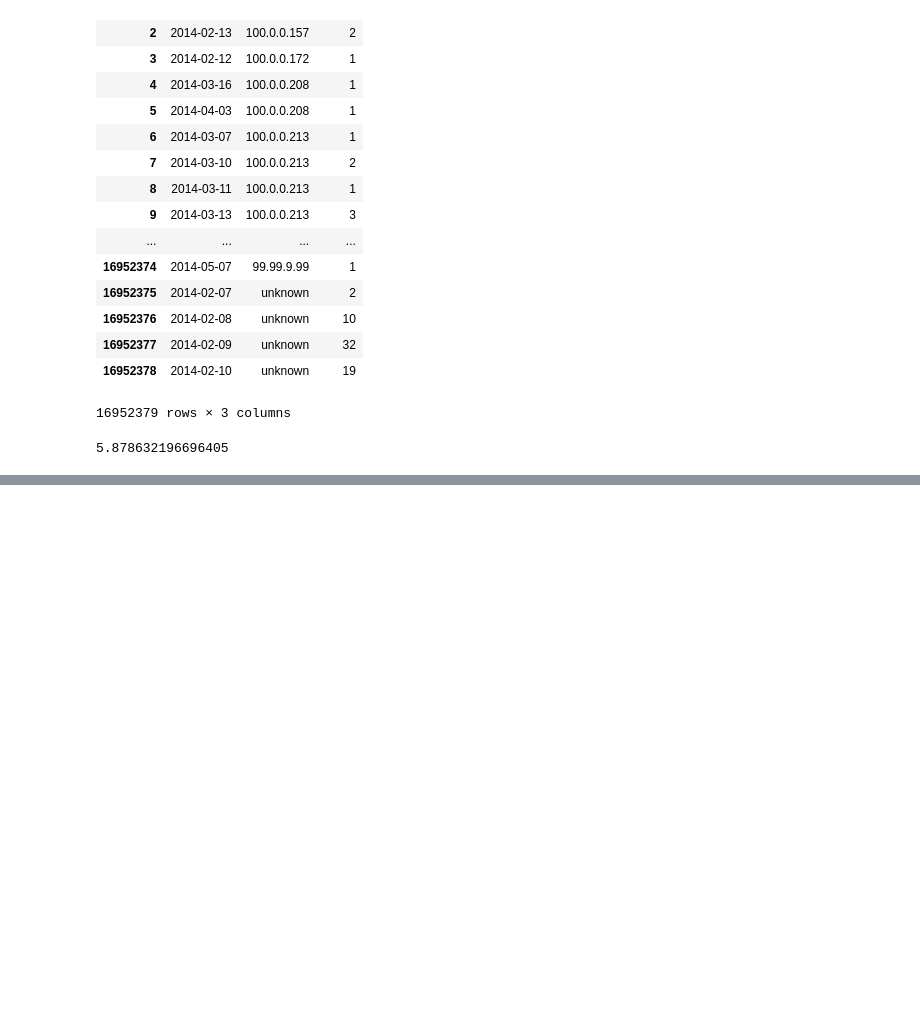
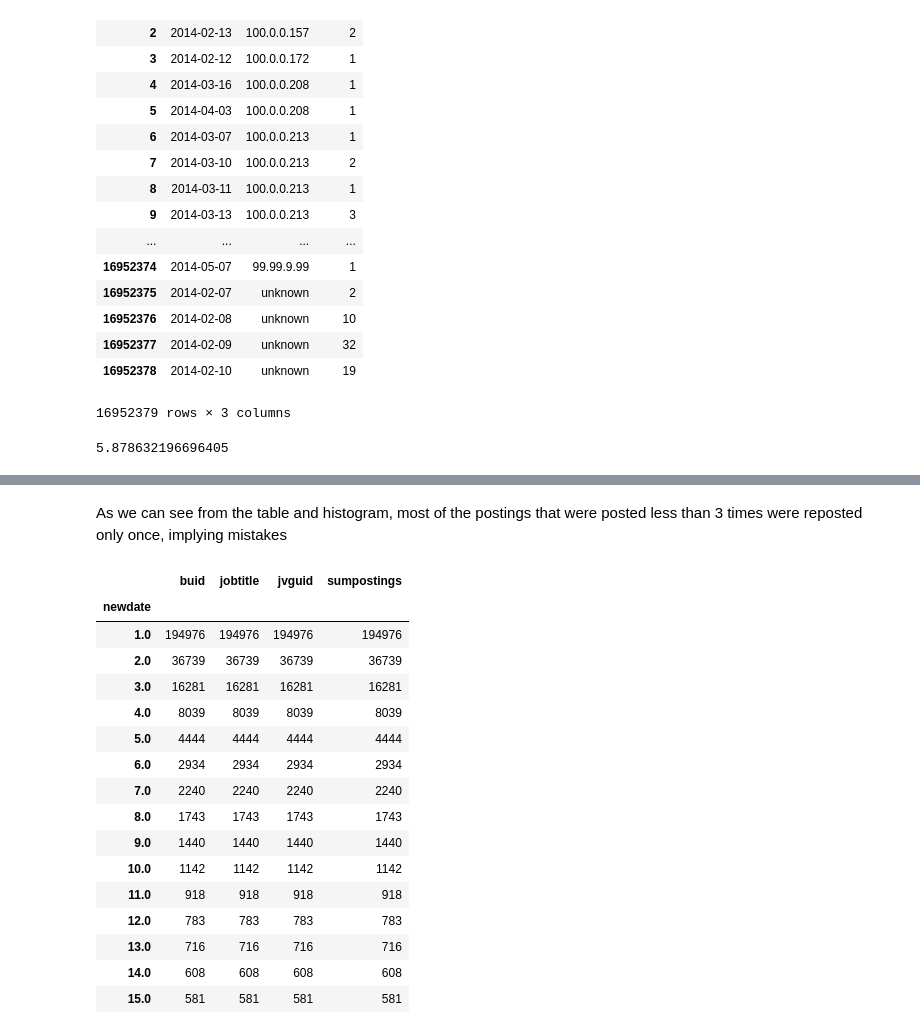
Before and after one commit to MSIA/vail, a Jupyter notebook: eda.ipynb, the cells around one changed output, grey strips where cells are left out. Saved outputs shown, nothing was run; the diff lists cells and outputs as text; code cells hidden in the pictures; blank space fills up the shorter version.

```diff
--- a/eda.ipynb
+++ b/eda.ipynb
@@ -186,0 +341,22 @@ clicks_by_user_day["count"].mean()
+# %% [markdown]
+As we can see from the table and histogram, most of the postings that were posted less than 3 times were reposted only once, implying mistakes
+# %%
+lessthanthree.groupby(['newdate']).count().head(15)
+# %% [output]
+|  | buid | jobtitle | jvguid | sumpostings |
+| newdate |  |  |  |  |
+| 1.0 | 194976 | 194976 | 194976 | 194976 |
+| 2.0 | 36739 | 36739 | 36739 | 36739 |
+| 3.0 | 16281 | 16281 | 16281 | 16281 |
+| 4.0 | 8039 | 8039 | 8039 | 8039 |
+| 5.0 | 4444 | 4444 | 4444 | 4444 |
+| 6.0 | 2934 | 2934 | 2934 | 2934 |
+| 7.0 | 2240 | 2240 | 2240 | 2240 |
+| 8.0 | 1743 | 1743 | 1743 | 1743 |
+| 9.0 | 1440 | 1440 | 1440 | 1440 |
+| 10.0 | 1142 | 1142 | 1142 | 1142 |
+| 11.0 | 918 | 918 | 918 | 918 |
+| 12.0 | 783 | 783 | 783 | 783 |
+| 13.0 | 716 | 716 | 716 | 716 |
+| 14.0 | 608 | 608 | 608 | 608 |
+| 15.0 | 581 | 581 | 581 | 581 |
```
Also changed, not shown: parts of 19 cells of this notebook, 1 other file.
